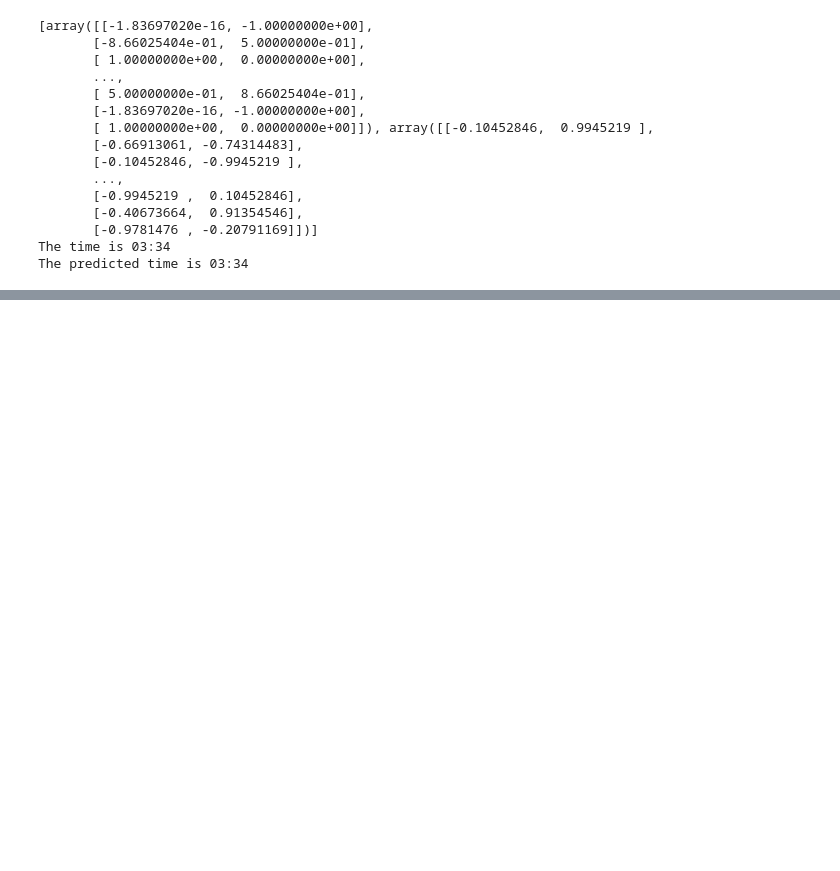
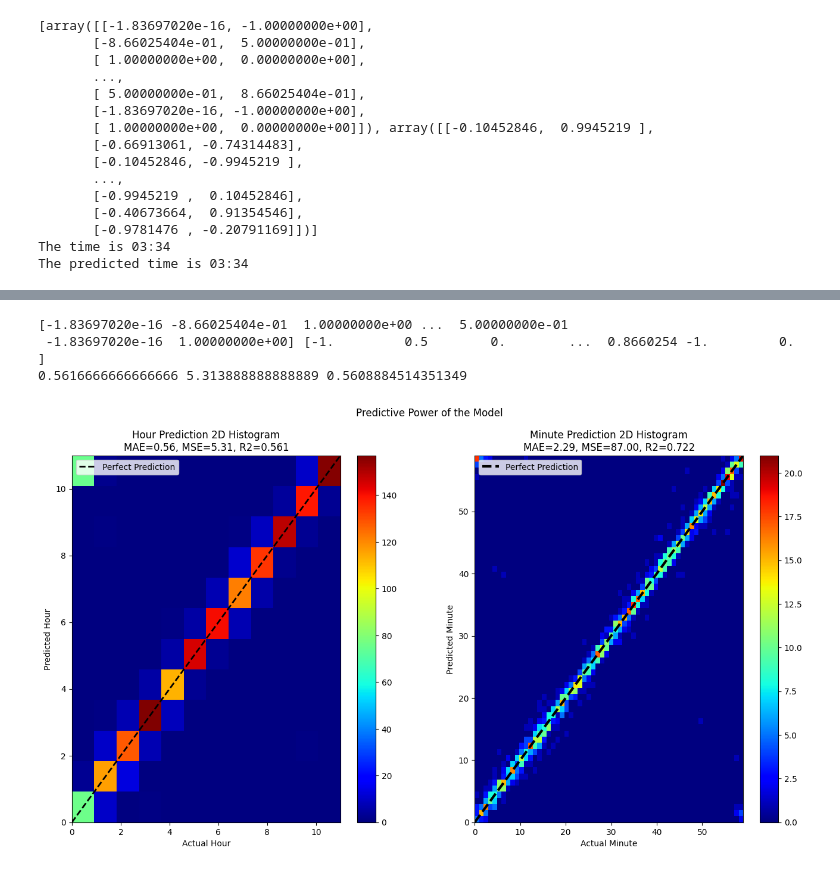
Before and after one commit to watchthedoge/IDL_22, a Jupyter notebook: Assignment_1/Part_2/part_iv.ipynb, the cells around one changed output, grey strips where cells are left out. Saved outputs shown, nothing was run; the diff lists cells and outputs as text; code cells hidden in the pictures; blank space fills up the shorter version.

```diff
--- a/Assignment_1/Part_2/part_iv.ipynb
+++ b/Assignment_1/Part_2/part_iv.ipynb
@@ -357,0 +496,7 @@ The predicted time is 03:34
+# %%
+plot_predictions(predictions=predictions,true_values=test_y)
+# %% [output]
+[-1.83697020e-16 -8.66025404e-01  1.00000000e+00 ...  5.00000000e-01
+ -1.83697020e-16  1.00000000e+00] [-1.         0.5        0.        ...  0.8660254 -1.         0.       ]
+0.5616666666666666 5.313888888888889 0.5608884514351349
+[figure, added]
```
Also changed, not shown: parts of 4 cells of this notebook, 5 other files.
